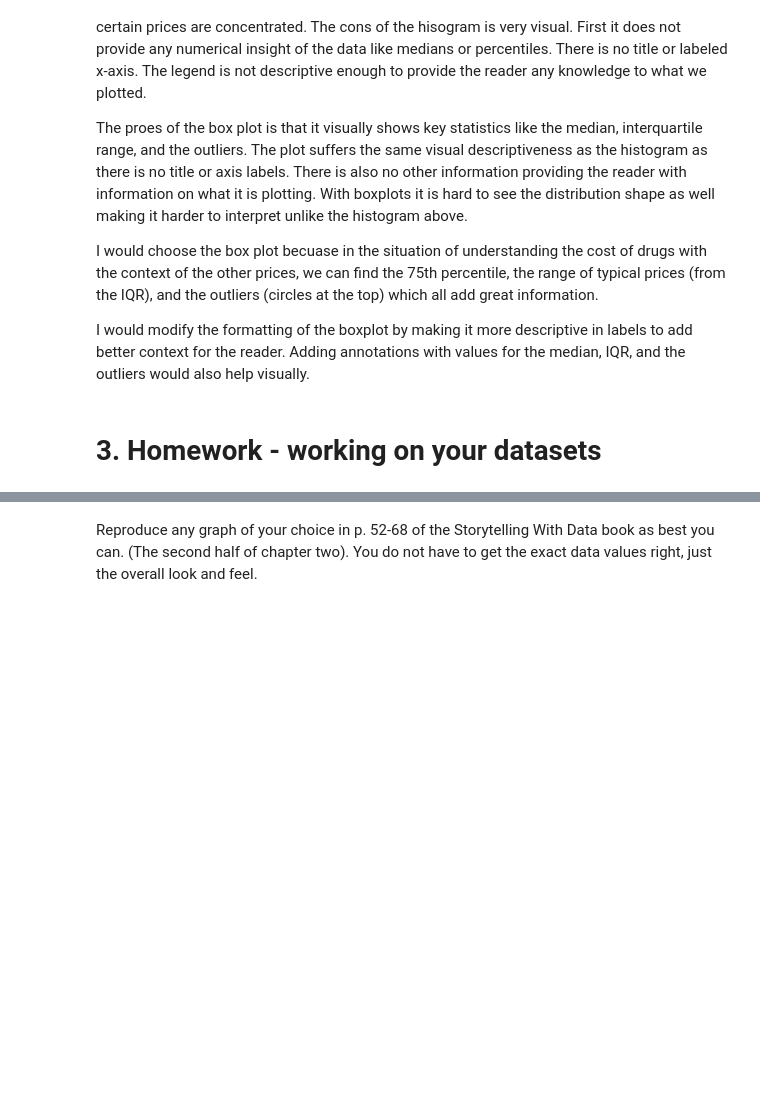
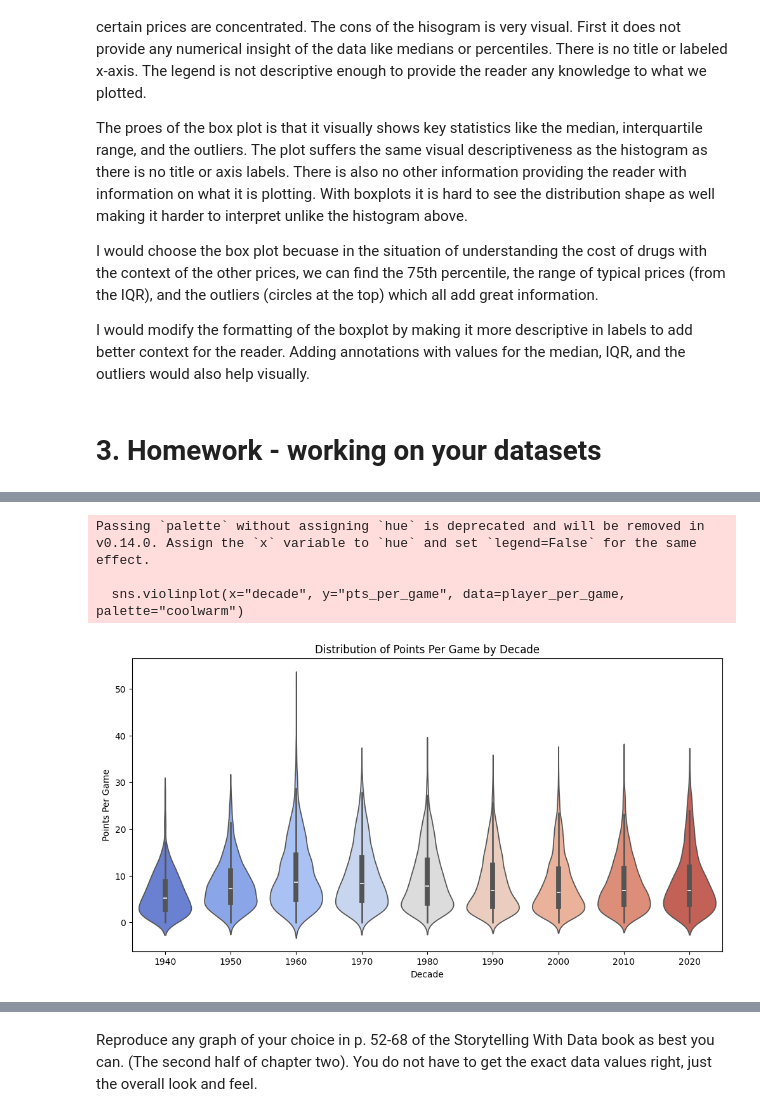
Before and after one commit to aydanmufti/2025-spring-B2, a Jupyter notebook: Week4.ipynb, the cells around one changed output, grey strips where cells are left out. Saved outputs shown, nothing was run; the diff lists cells and outputs as text; code cells hidden in the pictures; blank space fills up the shorter version.

```diff
--- a/Week4.ipynb
+++ b/Week4.ipynb
@@ -76,0 +172,14 @@ import seaborn as sns
+# %%
+# Violin plot of points per season grouped by decade
+player_per_game["decade"] = (player_per_game["season"] // 10) * 10
+plt.figure(figsize=(12, 6))
+sns.violinplot(x="decade", y="pts_per_game", data=player_per_game, palette="coolwarm")
+plt.xlabel("Decade")
+plt.ylabel("Points Per Game")
+plt.title("Distribution of Points Per Game by Decade")
+plt.show()
+# %% [output]
+Passing `palette` without assigning `hue` is deprecated and will be removed in v0.14.0. Assign the `x` variable to `hue` and set `legend=False` for the same effect.
+
+  sns.violinplot(x="decade", y="pts_per_game", data=player_per_game, palette="coolwarm")
+[figure, added]
```
Also changed, not shown: parts of 24 cells of this notebook.
